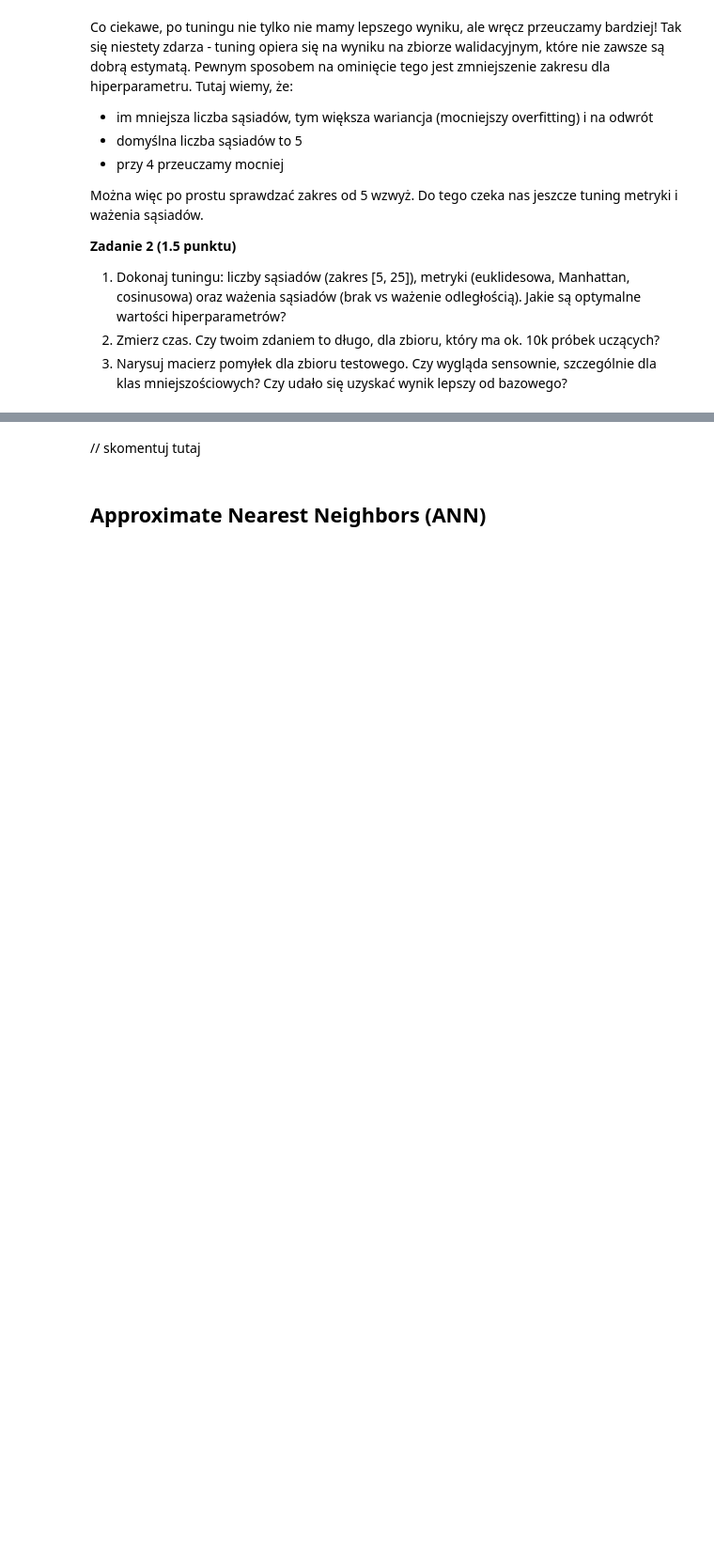
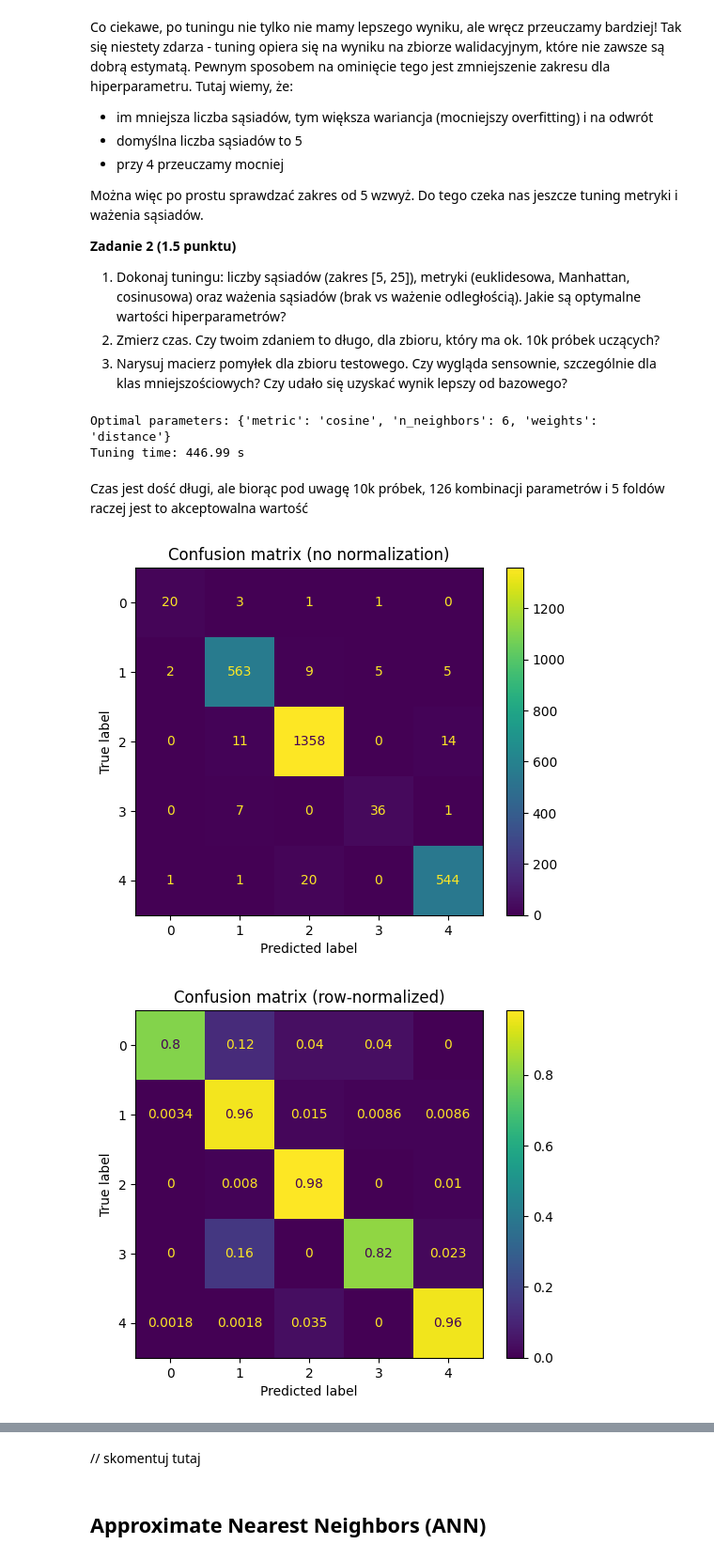
Before and after one commit to kanitsch/pum, a Jupyter notebook: 2-zadanie-domowe/notebook.ipynb, the cells around one changed output, grey strips where cells are left out. Shown at 94% size. Drawn from its saved outputs; the diff is of its cells as text; code cells hidden in the pictures; blank space fills up the shorter version.

```diff
--- a/2-zadanie-domowe/notebook.ipynb
+++ b/2-zadanie-domowe/notebook.ipynb
@@ -294,3 +294,39 @@ Można więc po prostu sprawdzać zakres od 5 wzwyż. Do tego czeka nas jeszcze
 1. Dokonaj tuningu: liczby sąsiadów (zakres [5, 25]), metryki (euklidesowa, Manhattan, cosinusowa) oraz ważenia sąsiadów (brak vs ważenie odległością). Jakie są optymalne wartości hiperparametrów?
 2. Zmierz czas. Czy twoim zdaniem to długo, dla zbioru, który ma ok. 10k próbek uczących?
 3. Narysuj macierz pomyłek dla zbioru testowego. Czy wygląda sensownie, szczególnie dla klas mniejszościowych? Czy udało się uzyskać wynik lepszy od bazowego?
+# %%
+param_grid = {
+    'n_neighbors': list(range(5, 26)),
+    'metric': ['euclidean', 'manhattan', 'cosine'],
+    'weights': ['uniform', 'distance']
+}
+
+cv = GridSearchCV(
+    estimator=clf,
+    param_grid=param_grid,
+    scoring=multiclass_f1,
+    cv=5,
+)
+
+time_start = time()
+cv.fit(X_train, y_train)
+time_end = time()
+
+print(f"Optimal parameters: {cv.best_params_}")
+print(f"Tuning time: {time_end - time_start:.2f} s")
+# %% [output]
+Optimal parameters: {'metric': 'cosine', 'n_neighbors': 6, 'weights': 'distance'}
+Tuning time: 446.99 s
+# %% [markdown]
+Czas jest dość długi, ale biorąc pod uwagę 10k próbek, 126 kombinacji parametrów i 5 foldów raczej jest to akceptowalna wartość
+# %%
+ConfusionMatrixDisplay.from_estimator(cv.best_estimator_, X_test, y_test)
+plt.title("Confusion matrix (no normalization)")
+plt.show()
+
+ConfusionMatrixDisplay.from_estimator(cv.best_estimator_, X_test, y_test, normalize='true')
+plt.title("Confusion matrix (row-normalized)")
+plt.show()
+# %% [output]
+[figure, added]
+[figure, added]
```
Also changed, not shown: parts of 12 cells of this notebook.
